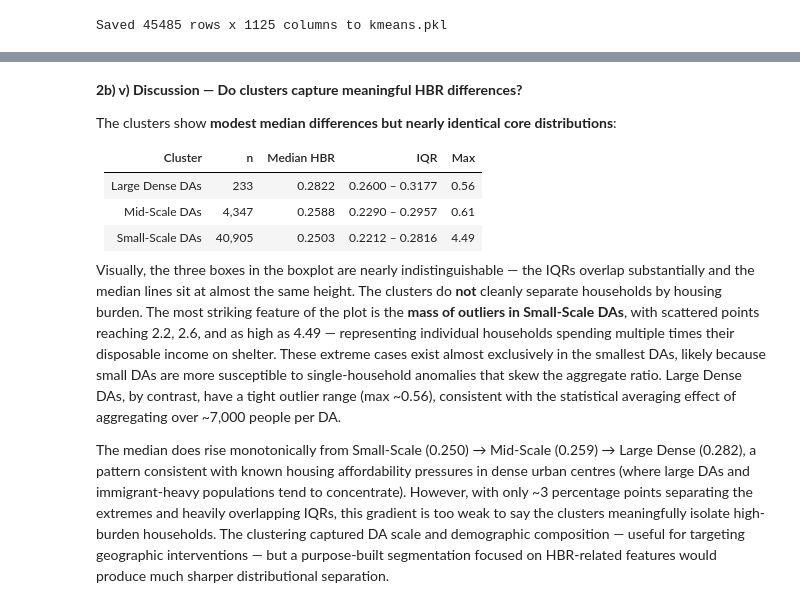
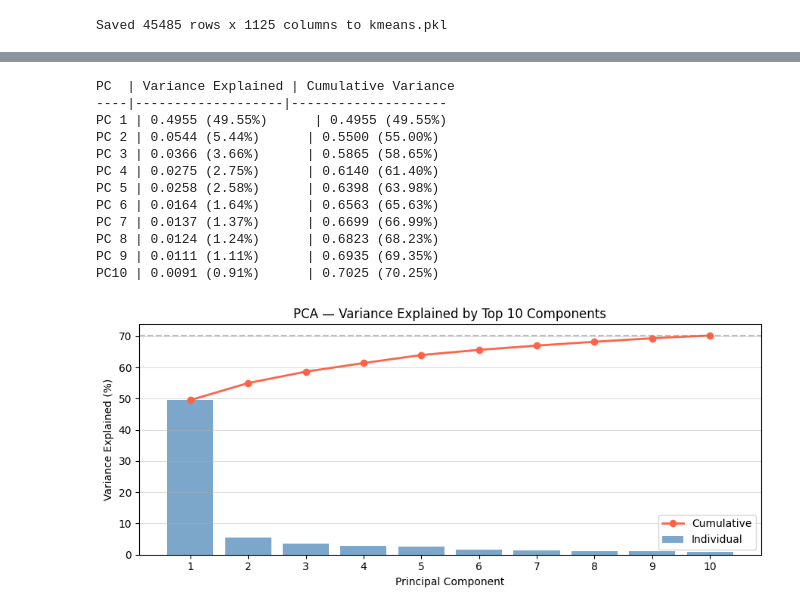
Before and after one commit to Astru5/DS3000, a Jupyter notebook: notebooks/unsupervised_learning.ipynb, the cells around one changed output, grey strips where cells are left out. Drawn from its saved outputs; the diff is of its cells as text; code cells hidden in the pictures.

```diff
--- a/notebooks/unsupervised_learning.ipynb
+++ b/notebooks/unsupervised_learning.ipynb
@@ -392,39 +377,46 @@ print(y_cluster_df.groupby('Cluster')['HBR'].describe().round(4).to_string())
-# %% [markdown]
-**2b) v) Discussion — Do clusters capture meaningful HBR differences?**
-
-The clusters show **modest median differences but nearly identical core distributions**:
-
-| Cluster | n | Median HBR | IQR | Max |
-|---------|---|-----------|-----|-----|
-| Large Dense DAs | 233 | 0.2822 | 0.2600 – 0.3177 | 0.56 |
-| Mid-Scale DAs | 4,347 | 0.2588 | 0.2290 – 0.2957 | 0.61 |
-| Small-Scale DAs | 40,905 | 0.2503 | 0.2212 – 0.2816 | 4.49 |
-
-Visually, the three boxes in the boxplot are nearly indistinguishable — the IQRs overlap substantially and the median lines sit at almost the same height. The clusters do **not** cleanly separate households by housing burden. The most striking feature of the plot is the **mass of outliers in Small-Scale DAs**, with scattered points reaching 2.2, 2.6, and as high as 4.49 — representing individual households spending multiple times their disposable income on shelter. These extreme cases exist almost exclusively in the smallest DAs, likely because small DAs are more susceptible to single-household anomalies that skew the aggregate ratio. Large Dense DAs, by contrast, have a tight outlier range (max ~0.56), consistent with the statistical averaging effect of aggregating over ~7,000 people per DA.
-
-The median does rise monotonically from Small-Scale (0.250) → Mid-Scale (0.259) → Large Dense (0.282), a pattern consistent with known housing affordability pressures in dense urban centres (where large DAs and immigrant-heavy populations tend to concentrate). However, with only ~3 percentage points separating the extremes and heavily overlapping IQRs, this gradient is too weak to say the clusters meaningfully isolate high-burden households. The clustering captured DA scale and demographic composition — useful for targeting geographic interventions — but a purpose-built segmentation focused on HBR-related features would produce much sharper distributional separation.
 # %%
 # 2c) i) PCA — cumulative variance explained by top 10 components
 # Refit PCA with enough components to cover top 10 (already have 50 from clustering)
 # pca was already fit on X_train_scaled with n_components=50
+
+# Ensure `pca` is a fitted PCA object (not the PCA class alias)
+if isinstance(pca, type):
+    pca = pca(n_components=50)
+    X_pca = pca.fit_transform(X_train_scaled)
+elif not hasattr(pca, "explained_variance_ratio_"):
+    X_pca = pca.fit_transform(X_train_scaled)
 
 top10_var = pca.explained_variance_ratio_[:10]
 cumulative_var = np.cumsum(top10_var)
 
 print("PC  | Variance Explained | Cumulative Variance")
 print("----|-------------------|--------------------")
 for i, (v, cv) in enumerate(zip(top10_var, cumulative_var), 1):
     print(f"PC{i:2d} | {v:.4f} ({v*100:.2f}%)      | {cv:.4f} ({cv*100:.2f}%)")
 
 fig, ax = plt.subplots(figsize=(9, 4))
 ax.bar(range(1, 11), top10_var * 100, color='steelblue', alpha=0.7, label='Individual')
 ax.plot(range(1, 11), cumulative_var * 100, 'o-', color='tomato', linewidth=2, markersize=6, label='Cumulative')
 ax.axhline(y=cumulative_var[9]*100, color='grey', linestyle='--', alpha=0.5)
 ax.set_xlabel("Principal Component")
 ax.set_ylabel("Variance Explained (%)")
 ax.set_title("PCA — Variance Explained by Top 10 Components")
 ax.set_xticks(range(1, 11))
 ax.legend()
 ax.grid(axis='y', alpha=0.4)
 plt.tight_layout()
 plt.show()
+# %% [output]
+PC  | Variance Explained | Cumulative Variance
+----|-------------------|--------------------
+PC 1 | 0.4955 (49.55%)      | 0.4955 (49.55%)
+PC 2 | 0.0544 (5.44%)      | 0.5500 (55.00%)
+PC 3 | 0.0366 (3.66%)      | 0.5865 (58.65%)
+PC 4 | 0.0275 (2.75%)      | 0.6140 (61.40%)
+PC 5 | 0.0258 (2.58%)      | 0.6398 (63.98%)
+PC 6 | 0.0164 (1.64%)      | 0.6563 (65.63%)
+PC 7 | 0.0137 (1.37%)      | 0.6699 (66.99%)
+PC 8 | 0.0124 (1.24%)      | 0.6823 (68.23%)
+PC 9 | 0.0111 (1.11%)      | 0.6935 (69.35%)
+PC10 | 0.0091 (0.91%)      | 0.7025 (70.25%)
+[figure, added]
```
Also changed, not shown: parts of 19 cells of this notebook, 1 other file.
